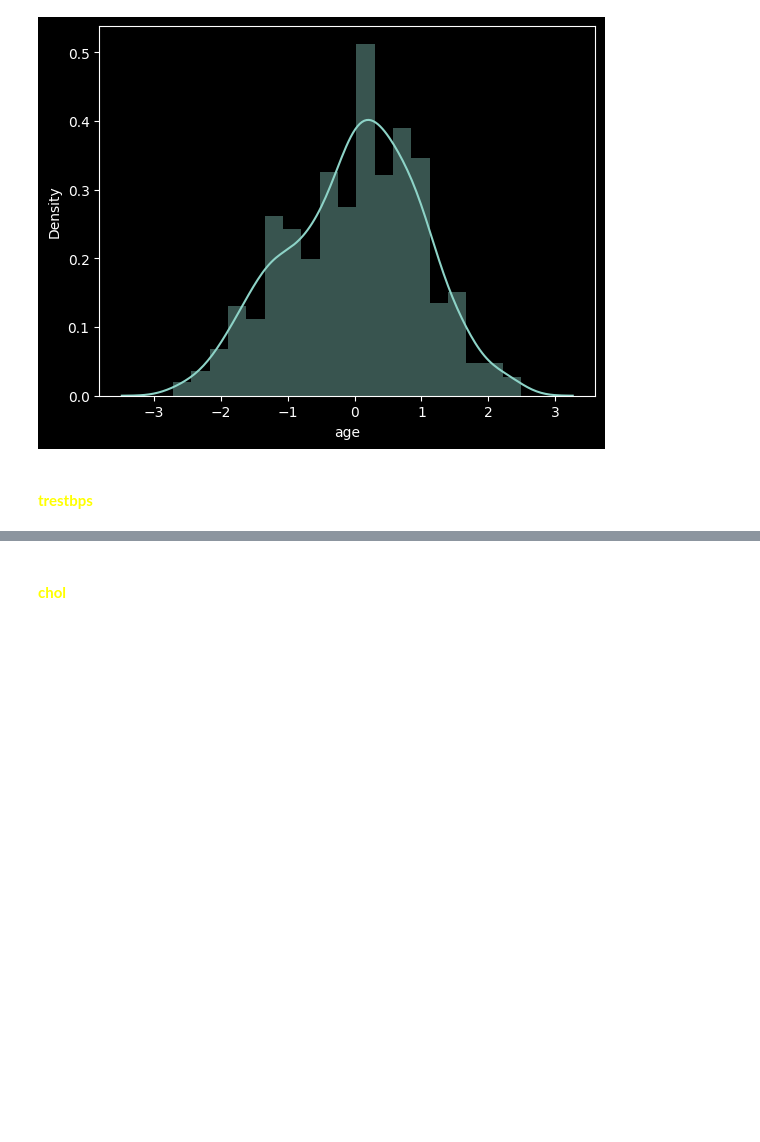
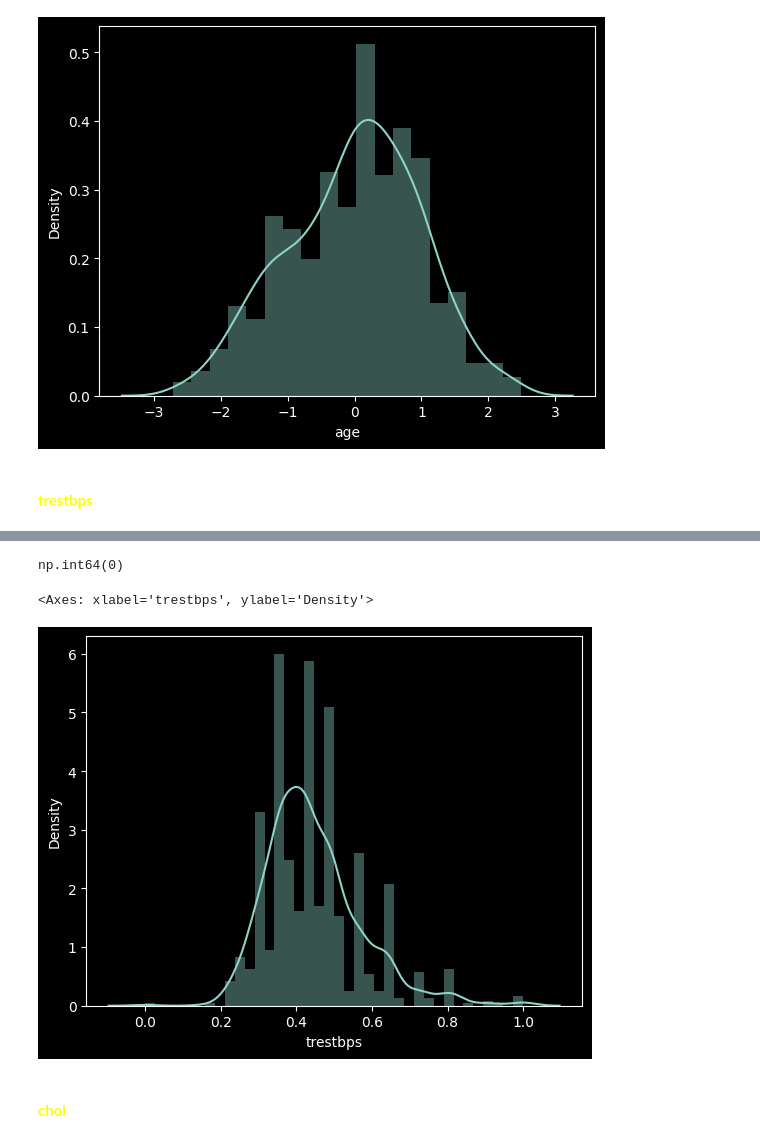
Before and after one commit to SumanGouda/Machine-Learning-Projects, a Jupyter notebook: HEART DISEASE/heart_disease_predictor.ipynb, the cells around one changed output, grey strips where cells are left out. Saved outputs shown, nothing was run; the diff lists cells and outputs as text; code cells hidden in the pictures; blank space fills up the shorter version.

```diff
--- a/HEART DISEASE/heart_disease_predictor.ipynb
+++ b/HEART DISEASE/heart_disease_predictor.ipynb
@@ -1049,6 +1053,7 @@ from sklearn.preprocessing import StandardScaler, PowerTransformer, MinMaxScaler
 
 std_scaler = StandardScaler()
 power_transform = PowerTransformer()
+min_max = MinMaxScaler()
 # %% [markdown]
 #### <span style="color: yellow; font-weight: bold;">age</span>
 # %%
@@ -1063,6 +1072,2 @@ sns.distplot(df['age'])
 # %%
 test_df = df['trestbps'].copy()
-# %%
-test_df['trestbps'] = std_scaler.fit_transform(df['trestbps'].values.reshape(-1, 1))
-
-sns.distplot(test_df['trestbps'])
@@ -1072,6 +1073,0 @@ sns.distplot(test_df['trestbps'])
-# %%
-# As it is left skewed, we use saquar root transformation to make it normal
-
-test_df['trestbps'] = std_scaler.fit_transform(df['trestbps'].values.reshape(-1, 1)) ** 0.5
-
-sns.distplot(test_df['trestbps'])
@@ -1080,0 +1074,4 @@ sns.distplot(test_df['trestbps'])
+# %%
+# Transform and assign directly
+transformed_values = min_max.fit_transform(df['trestbps'].values.reshape(-1, 1))
+test_df['trestbps'] = transformed_values.flatten()
@@ -1081,2 +1087,13 @@ sns.distplot(test_df['trestbps'])
 # %%
 df['trestbps'] = test_df['trestbps']
+# %%
+df['trestbps'].isnull().sum()
+# %% [output]
+np.int64(0)
+# %%
+# As the data is left skewed data so we would make it little normal
+
+sns.distplot(df['trestbps']**2)
+# %% [output]
+<Axes: xlabel='trestbps', ylabel='Density'>
+[figure, added]
```
Also changed, not shown: parts of 13 cells of this notebook.
